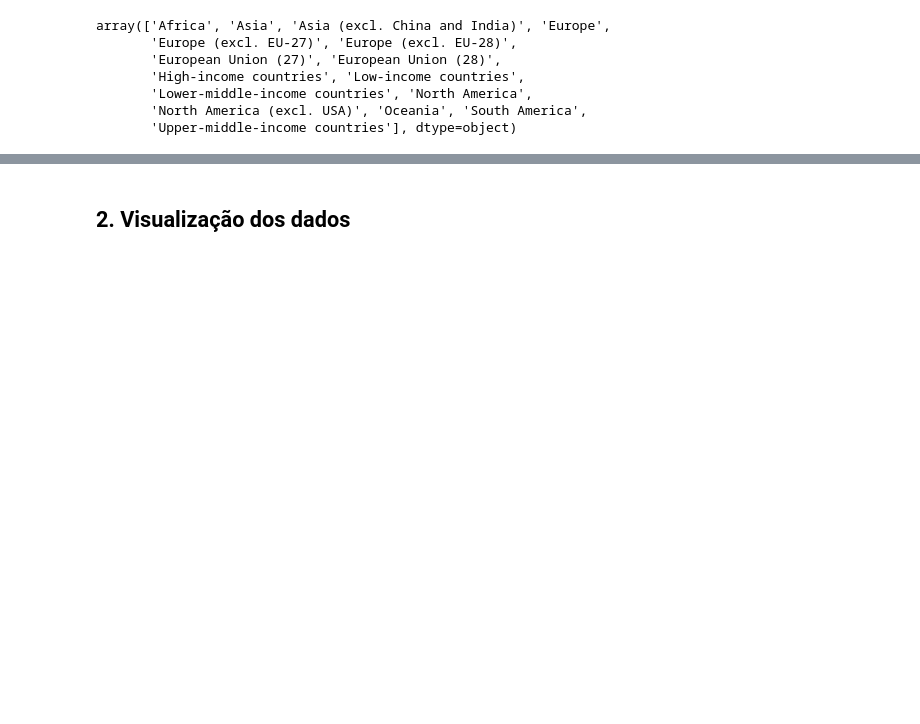
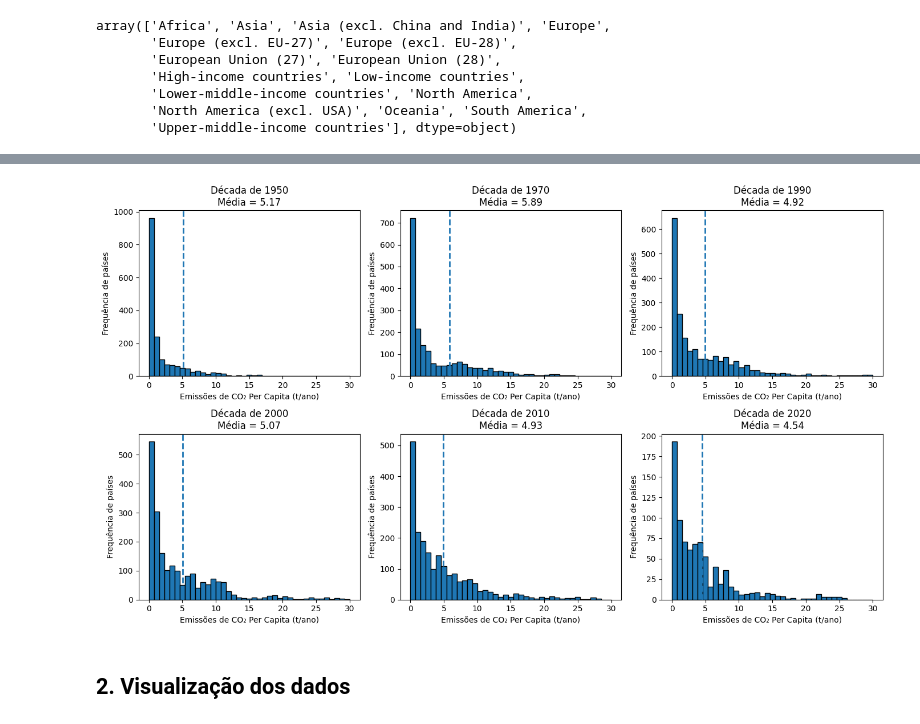
Before and after one commit to EmanoelVitor/co-emissions-per-capita, a Jupyter notebook: notebooks/co-emissions-per-capita.ipynb, the cells around one changed output, grey strips where cells are left out. Cells and saved outputs as stored; diff of their text form; code cells hidden in the pictures; blank space fills up the shorter version.

```diff
--- a/notebooks/co-emissions-per-capita.ipynb
+++ b/notebooks/co-emissions-per-capita.ipynb
@@ -109,0 +89,8 @@ Name: Annual CO₂ emissions (per capita), dtype: float64
+# %%
+from pycountry import countries
+
+paises = [country.name for country in countries]
+
+# Verificar nomes alternativos
+nao_paises = df.loc[~df["Entity"].isin(paises), "Entity"].unique()
+nao_paises
@@ -109,0 +111,5 @@ Name: Annual CO₂ emissions (per capita), dtype: float64
+# %%
+paises += ["Bolivia", "Brunei", "Cape Verde", "Cote d'Ivoire", "Democratic Republic of Congo", "East Timor", "Iran", "Kosovo", "Laos", "Micronesia (country)", "Moldova", "North Korea", "Palestine", "Russia", "South Korea", "Syria", "Taiwan", "Tanzania", "Turkey", "Venezuela", "Vietnam"]
+
+nao_paises = df.loc[~df["Entity"].isin(paises), "Entity"].unique().tolist()
+nao_paises
@@ -109,0 +134,3 @@ Name: Annual CO₂ emissions (per capita), dtype: float64
+# %%
+df_paises = df[df["Entity"].isin(paises)].copy()
+df_paises
@@ -110,2 +352,42 @@ Name: Annual CO₂ emissions (per capita), dtype: float64
+# %%
+# Décadas desejadas
+decadas = [1950, 1970, 1990, 2000, 2010, 2020]
+
+# Faixas de emissão (bins) para o histograma
+bins = np.linspace(0, 30, 40)
+
+df = df_paises.copy()
+
+# Converte ano para década mais próxima (1950 → 1950, 1952 → 1950)
+df['Decade'] = (df['Year'] // 10) * 10
+
+# Filtra somente as décadas desejadas
+df = df[df['Decade'].isin(decadas)]
+
+
+plt.figure(figsize=(14, 8))
+for i, decada in enumerate(decadas, 1):
+    df_decada = df[df['Decade'] == decada]
+
+    # Média da década
+    media_decada = df_decada['Annual CO₂ emissions (per capita)'].mean()
+
+    plt.subplot(2, 3, i)
+    plt.hist(
+        df_decada['Annual CO₂ emissions (per capita)'],
+        bins=bins,
+        edgecolor='black'
+    )
+
+    # Linha vertical da média
+    plt.axvline(media_decada, linewidth=2, linestyle='--')
+    plt.title(f'Década de {decada}\nMédia = {media_decada:.2f}')
+    plt.xlabel('Emissões de CO₂ Per Capita (t/ano)')
+    plt.ylabel('Frequência de países')
+
+plt.tight_layout()
+plt.show()
+# %% [output]
+[figure, added]
 # %% [markdown]
 ## 2. Visualização dos dados
```
Also changed, not shown: parts of 58 cells of this notebook, 1 other file.
